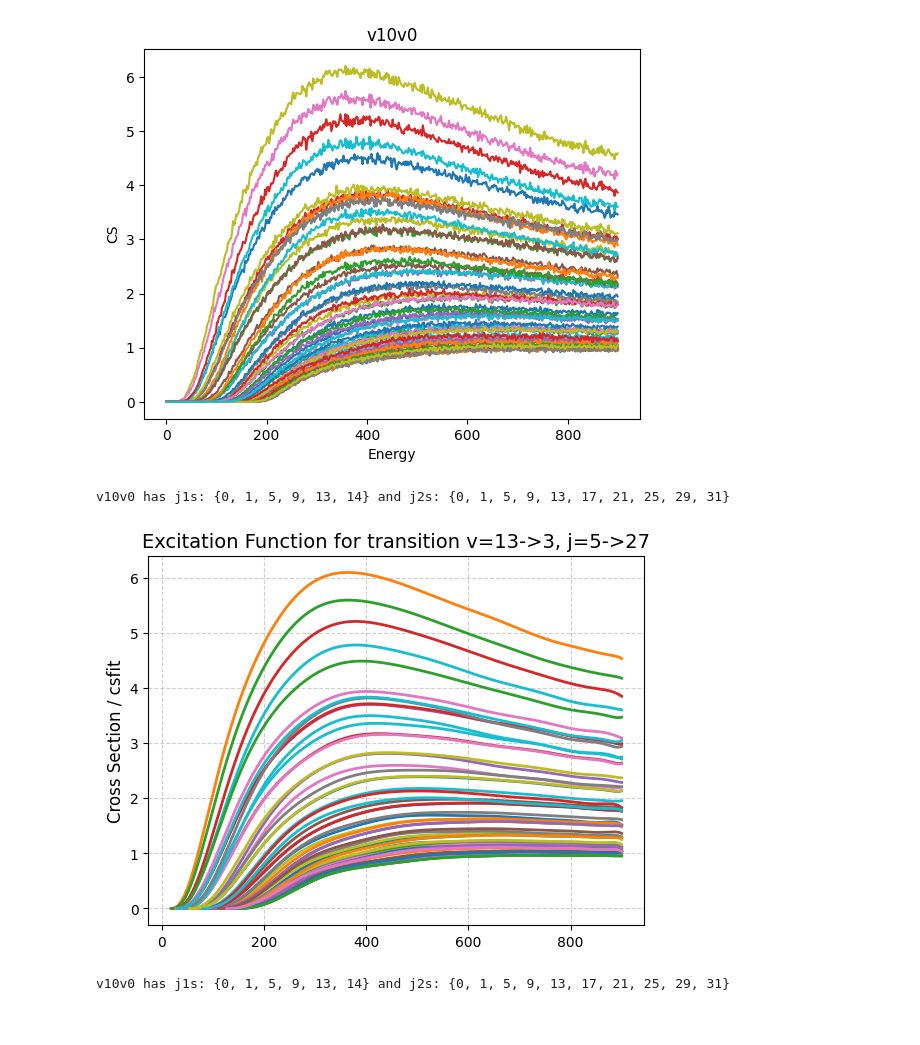
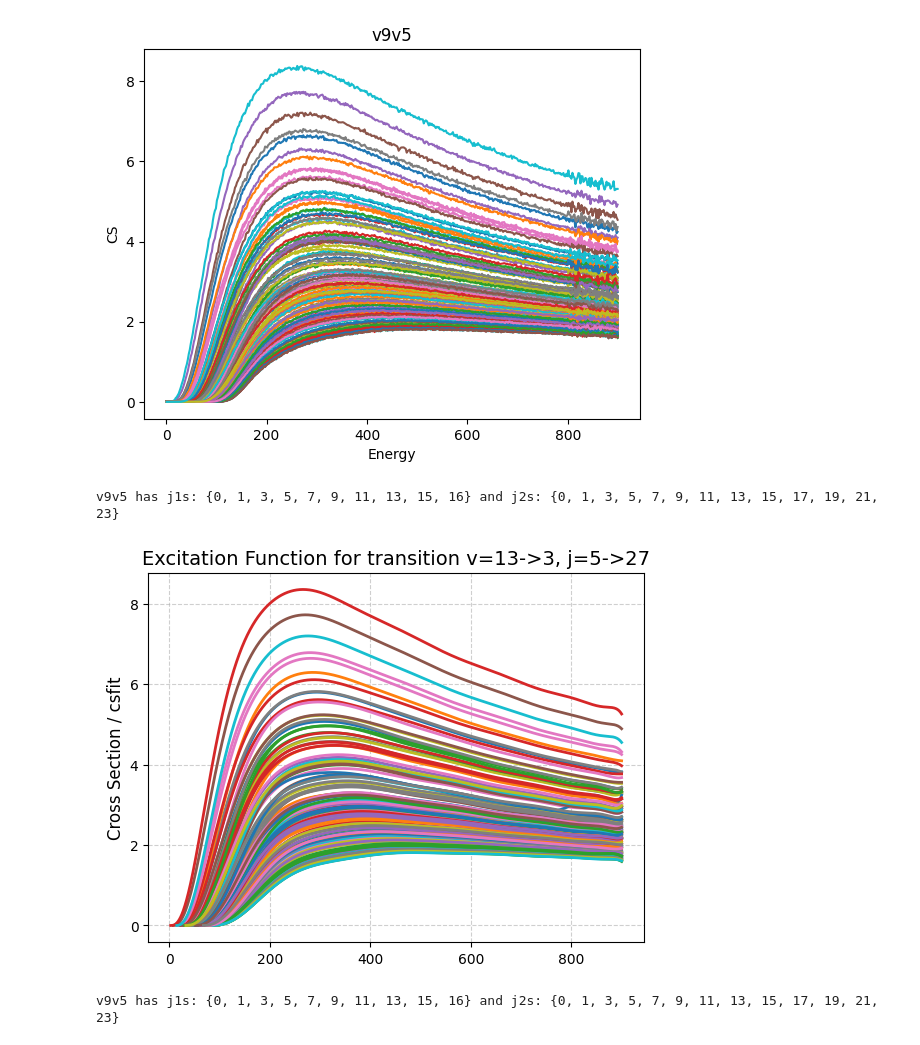
Before and after one commit to lstorchi/MultiFitter, a Jupyter notebook: initialtest.ipynb, the cells around one changed output. Drawn from its saved outputs; the diff is of its cells as text; code cells hidden in the pictures.

```diff
--- a/initialtest.ipynb
+++ b/initialtest.ipynb
@@ -68,8 +68,8 @@ import matplotlib.pyplot as plt
 #for v1t, v2t in v1v2pair_raw:
 #    plt.clf()
 # a selection of v1t and v2t
-v1t = 10 # 9 more states and better stat
-v2t = 0  # 5 more state and better stat
+v1t = 9 # 9 more states and better stat
+v2t = 5  # 5 more state and better stat
 
 if (v1t, v2t) in v1v2pair_raw:
     j1s = set()
@@ -89,8 +89,8 @@ if (v1t, v2t) in v1v2pair_raw:
 
     print(f"v{v1t}v{v2t} has j1s: {j1s} and j2s: {j2s}")
 # %% [output]
-[figure, old version]
+[figure, new version]
-v10v0 has j1s: {0, 1, 5, 9, 13, 14} and j2s: {0, 1, 5, 9, 13, 17, 21, 25, 29, 31}
+v9v5 has j1s: {0, 1, 3, 5, 7, 9, 11, 13, 15, 16} and j2s: {0, 1, 3, 5, 7, 9, 11, 13, 15, 17, 19, 21, 23}
 # %%
 rootpath_fitted = "./data/fitted"
 LINEDIM = 20
@@ -164,33 +164,33 @@ for fname in listing:
 # %%
 assert v1v2pair_raw == v1v2pair_fitted, f"v1v2pair_raw: {v1v2pair_raw}, v1v2pair_fitted: {v1v2pair_fitted}"
 # %%
-v1t = 10
-v2t = 0
+v1t = 9
+v2t = 5
 
 if (v1t, v2t) in v1v2pair_fitted:
     plt.clf()
     j1s = set()
     j2s = set()
     for iv1, iv2, ij1, ij2, icoeffs in allvalues_fitted:
         if iv1 == v1t and iv2 == v2t:
             e0 = icoeffs[0]
             coeffs = icoeffs[1:]
             energies, csfits, csders = cu.generate_fitted_curve(e0, coeffs)
             j1s.add(ij1)
             j2s.add(ij2)
 
             # --- Top Plot: Excitation Function ---
             plt.plot(energies, csfits, linewidth=2, label='Fitted Cross Section')
             #plt.plot(energies, csders, color='red', linewidth=2, label='Derivative')
 
     plt.ylabel('Cross Section / csfit', fontsize=12)
     plt.title(f'Excitation Function for transition v={iv1}->{iv2}, j={ij1}->{ij2}', fontsize=14)
     plt.grid(True, linestyle='--', alpha=0.6)
     #plt.legend()
 
     plt.show()
     print(f"v{v1t}v{v2t} has j1s: {j1s} and j2s: {j2s}")
 # %% [output]
-[figure, old version]
+[figure, new version]
-v10v0 has j1s: {0, 1, 5, 9, 13, 14} and j2s: {0, 1, 5, 9, 13, 17, 21, 25, 29, 31}
+v9v5 has j1s: {0, 1, 3, 5, 7, 9, 11, 13, 15, 16} and j2s: {0, 1, 3, 5, 7, 9, 11, 13, 15, 17, 19, 21, 23}
 # %%
```
Also changed, not shown: parts of 1 cell of this notebook, 1 other file.
